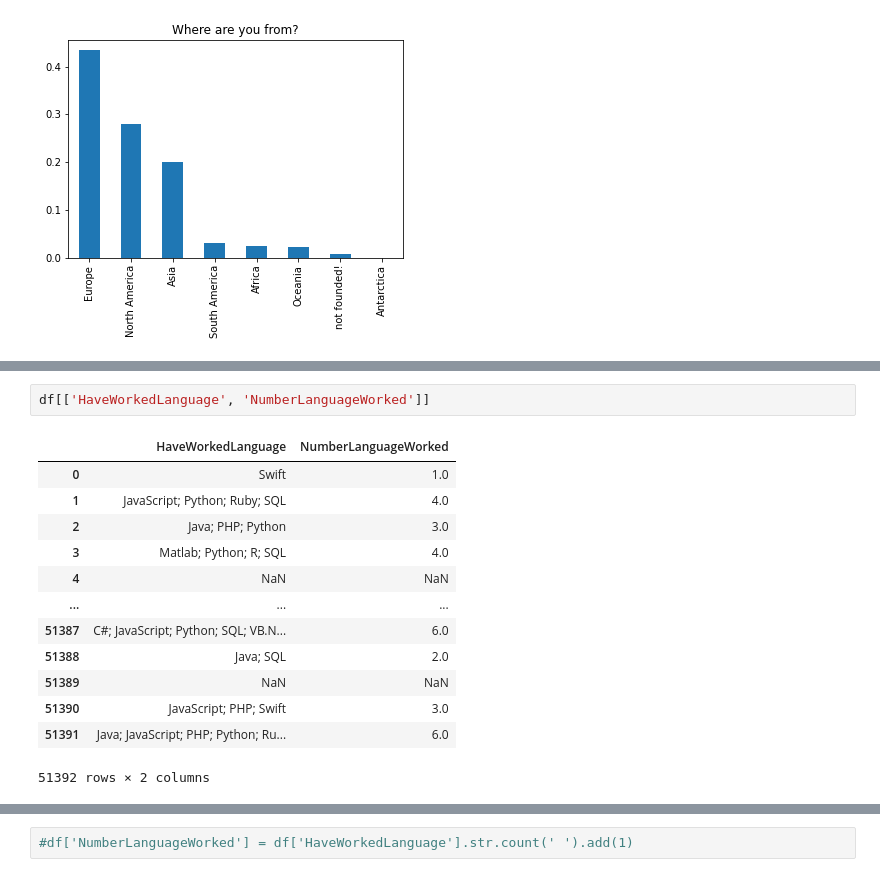
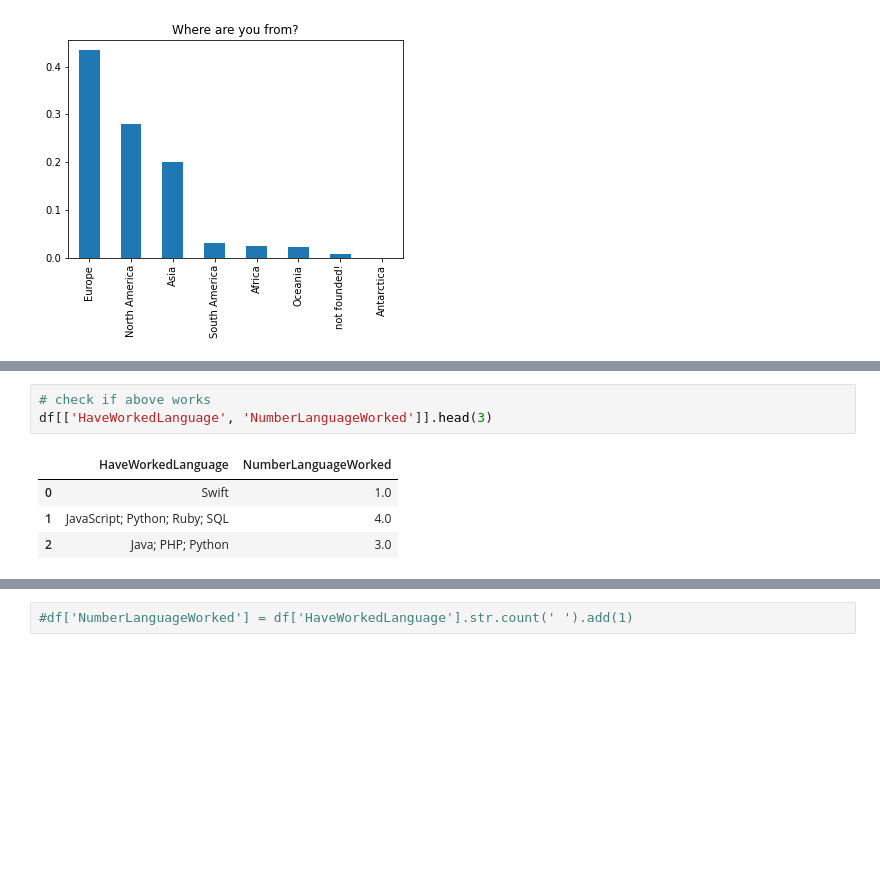
Before and after one commit to ewelinaLG/Udacity, a Jupyter notebook: Blog_post.ipynb, the cells around one changed output, grey strips where cells are left out. Drawn from its saved outputs; the diff is of its cells as text; blank space fills up the shorter version.

```diff
--- a/Blog_post.ipynb
+++ b/Blog_post.ipynb
@@ -216,16 +143,8 @@ Name: HaveWorkedLanguage, Length: 51392, dtype: object
 # %%
-df[['HaveWorkedLanguage', 'NumberLanguageWorked']]
+# check if above works
+df[['HaveWorkedLanguage', 'NumberLanguageWorked']].head(3)
 # %% [output]
 |  | HaveWorkedLanguage | NumberLanguageWorked |
 | 0 | Swift | 1.0 |
 | 1 | JavaScript; Python; Ruby; SQL | 4.0 |
 | 2 | Java; PHP; Python | 3.0 |
-| 3 | Matlab; Python; R; SQL | 4.0 |
-| 4 | NaN | NaN |
-| ... | ... | ... |
-| 51387 | C#; JavaScript; Python; SQL; VB.N... | 6.0 |
-| 51388 | Java; SQL | 2.0 |
-| 51389 | NaN | NaN |
-| 51390 | JavaScript; PHP; Swift | 3.0 |
-| 51391 | Java; JavaScript; PHP; Python; Ru... | 6.0 |
-51392 rows × 2 columns
```
Also changed, not shown: parts of 96 cells of this notebook.
